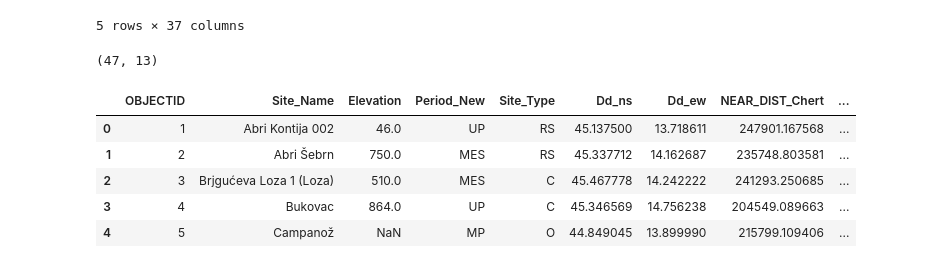
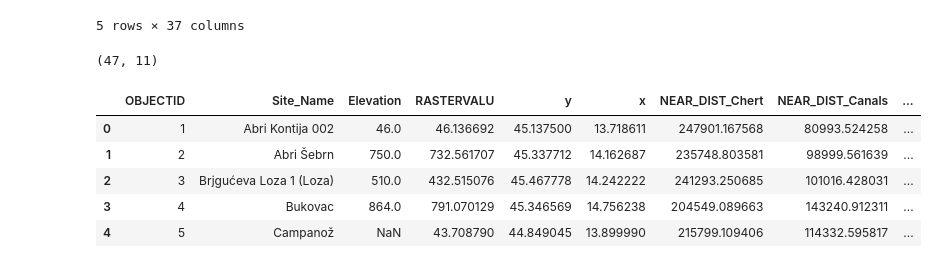
Before and after one commit to BU-Spark/ds-ciss-predicting-dig-sites, a Jupyter notebook: analysis/model.ipynb, the cells around one changed output. Drawn from its saved outputs; the diff is of its cells as text; code cells hidden in the pictures.

```diff
--- a/analysis/model.ipynb
+++ b/analysis/model.ipynb
@@ -11,9 +11,12 @@ data_path = Path().cwd() / 'data'
 # %%
 test_sites = pd.read_excel(data_path / 'test_points_250_augmented.xls', engine='calamine')
 
-for col in test_sites.columns:
-    if 'NEAR_FID' in col:
-        test_sites.drop(columns=[col], inplace=True)
+test_sites.drop(columns=[col for col in test_sites.columns if 'NEAR_FID' in col], inplace=True)
+
+test_sites.rename(columns={
+        'RASTERVALU': 'Elevation'
+    }, inplace=True)
+
 
 print(test_sites.shape)
 test_sites.head()
@@ -76,7 +79,9 @@ known_sites.rename(columns={
     }, inplace=True)
 
 known_sites.rename(columns={
-    'Elevation__Masl_': 'Elevation'
+    'Elevation__Masl_': 'Elevation',
+    'Dd_ns': 'y',
+    'Dd_ew': 'x',
     }, inplace=True)
 
 known_sites.drop(columns=['Dd', 'Dms'] + [col for col in known_sites.columns if 'NEAR_FID' in col], inplace=True)
@@ -93,15 +98,18 @@ known_sites.head()
 | 4 | 5 | Campanož | NaN | NaN | NaN | MP | O | ... |
 5 rows × 37 columns
 # %%
-known_sites_cleaned = clean_waw(known_sites).drop(columns=['Geographical_Region', 'Geographical_Location'])
+known_sites_cleaned = clean_waw(known_sites).drop(columns=['Geographical_Region', 'Geographical_Location', 'Period_New', 'Site_Type'])
+
+cols = known_sites_cleaned.columns
+known_sites_cleaned = known_sites_cleaned[cols[:3].to_list() + [cols[-2]] + cols[3:-2].to_list() + [cols[-1]]]
 
 print(known_sites_cleaned.shape)
 known_sites_cleaned.head()
 # %% [output]
-(47, 13)
+(47, 11)
-|  | OBJECTID | Site_Name | Elevation | Period_New | Site_Type | Dd_ns | Dd_ew | NEAR_DIST_Chert | ... |
-| 0 | 1 | Abri Kontija 002 | 46.0 | UP | RS | 45.137500 | 13.718611 | 247901.167568 | ... |
-| 1 | 2 | Abri Šebrn | 750.0 | MES | RS | 45.337712 | 14.162687 | 235748.803581 | ... |
-| 2 | 3 | Brjgućeva Loza 1 (Loza) | 510.0 | MES | C | 45.467778 | 14.242222 | 241293.250685 | ... |
-| 3 | 4 | Bukovac | 864.0 | UP | C | 45.346569 | 14.756238 | 204549.089663 | ... |
-| 4 | 5 | Campanož | NaN | MP | O | 44.849045 | 13.899990 | 215799.109406 | ... |
+|  | OBJECTID | Site_Name | Elevation | RASTERVALU | y | x | NEAR_DIST_Chert | NEAR_DIST_Canals | ... |
+| 0 | 1 | Abri Kontija 002 | 46.0 | 46.136692 | 45.137500 | 13.718611 | 247901.167568 | 80993.524258 | ... |
+| 1 | 2 | Abri Šebrn | 750.0 | 732.561707 | 45.337712 | 14.162687 | 235748.803581 | 98999.561639 | ... |
+| 2 | 3 | Brjgućeva Loza 1 (Loza) | 510.0 | 432.515076 | 45.467778 | 14.242222 | 241293.250685 | 101016.428031 | ... |
+| 3 | 4 | Bukovac | 864.0 | 791.070129 | 45.346569 | 14.756238 | 204549.089663 | 143240.912311 | ... |
+| 4 | 5 | Campanož | NaN | 43.708790 | 44.849045 | 13.899990 | 215799.109406 | 114332.595817 | ... |
```
Also changed, not shown: parts of 14 cells of this notebook, 1 other file.
